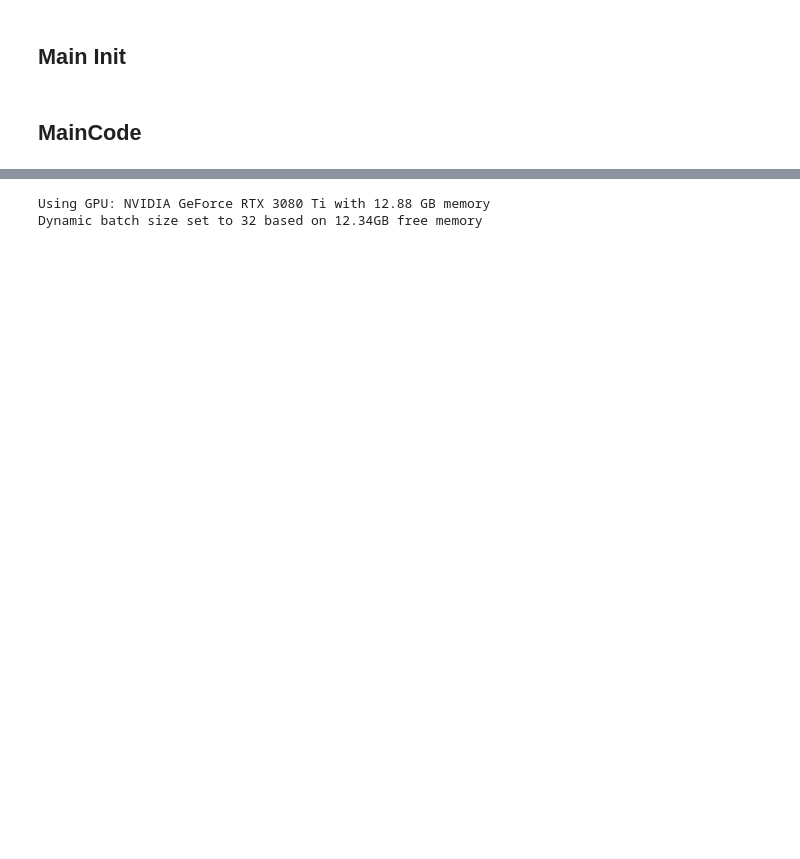
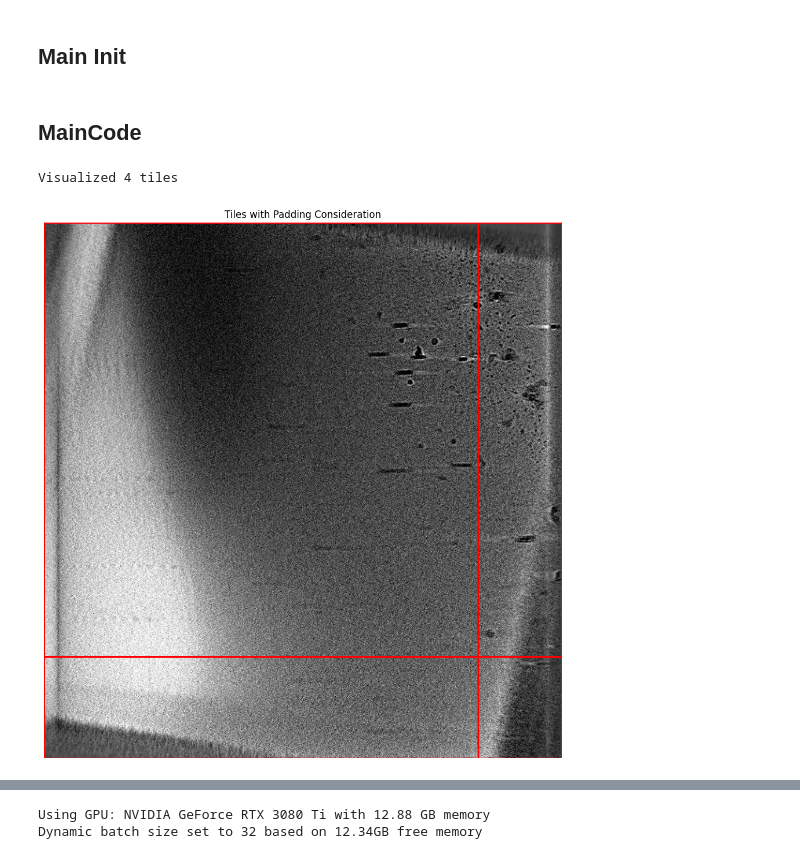
Before and after one commit to freedomkwok/BYU, a Jupyter notebook: tta.ipynb, the cells around one changed output, grey strips where cells are left out. Saved outputs shown, nothing was run; the diff lists cells and outputs as text; code cells hidden in the pictures; blank space fills up the shorter version.

```diff
--- a/tta.ipynb
+++ b/tta.ipynb
@@ -32,9 +75,16 @@ NMS_IOU_THRESHOLD = 0.4  # Non-maximum suppression threshold for 3D clustering
 CONCENTRATION = 0.98 # ONLY PROCESS 1/20 slices for fast submission
 BOX_SIZE_PRECENTAGE = 0.10
 Z_THRESHOLD = 10
-BATCH_SIZE = 8  # Default batch size, will be adjusted dynamically if GPU available
+IMAGE_SIZE = 640
+IMAGE_OVER_SIZE_PCT = 0.2
+IMAGE_OVER_SIZE_SCALE = int(IMAGE_SIZE * (1 + IMAGE_OVER_SIZE_PCT))
 
-ZOOMOUT_SCALES=[0.80, 0.567, 0.40, 0.28]
+buffer_factor = 0.3  # More forgiving than perfect alignment
+IMAGE_OVERLAP = int(IMAGE_OVER_SIZE_SCALE * (NMS_IOU_THRESHOLD**0.5) * buffer_factor)
+
+BATCH_SIZE = 1  # Default batch size, will be adjusted dynamically if GPU available
+
+ZOOMOUT_SCALES=[0.80, 0.64, 0.50, 0.40]
 ZOOMOUT_SCALES_CHECK_COUNT = 2
 Z_CONF_RADIUS = 3
 data_path = "/kaggle/input/byu-locating-bacterial-flagellar-motors-2025/"
@@ -47,3 +97,40 @@ model_path = os.path.join(yolo_weights_dir, "0_yolo11s_shared_010_cleaned_72_135
 test_dir= os.path.join(Path(local_dev).parent, "input", "byu-locating-bacterial-flagellar-motors-2025", "test")
 # %% [markdown]
 ## MainCode
+# %%
+import matplotlib.pyplot as plt
+import cv2
+
+def show_image_with_tiles(image_np, tile_size=IMAGE_OVER_SIZE_SCALE, overlap=IMAGE_OVERLAP):
+    h, w = image_np.shape[:2]
+    stride = tile_size - overlap
+
+    img_copy = image_np.copy()
+    if img_copy.dtype != np.uint8:
+        img_copy = np.uint8(np.clip(img_copy, 0, 255))
+    if len(img_copy.shape) == 2 or img_copy.shape[2] == 1:
+        img_copy = cv2.cvtColor(img_copy, cv2.COLOR_GRAY2RGB)
+
+    tile_count = 0
+    for y in range(0, h, stride):
+        for x in range(0, w, stride):
+            x_end = x + tile_size
+            y_end = y + tile_size
+            x_start = max(0, x)
+            y_start = max(0, y)
+            x_end = min(w, x_end)
+            y_end = min(h, y_end)
+
+            cv2.rectangle(img_copy, (x_start, y_start), (x_end, y_end), (255, 0, 0), 2)
+            tile_count += 1
+
+    print(f"Visualized {tile_count} tiles")
+    plt.figure(figsize=(12, 12))
+    plt.imshow(img_copy)
+    plt.axis('off')
+    plt.title("Tiles with Padding Consideration")
+    plt.show()
+show_image_with_tiles(image_nps[0])
+# %% [output]
+Visualized 4 tiles
+[figure, added]
```
Also changed, not shown: parts of 7 cells of this notebook, 6 other files.
